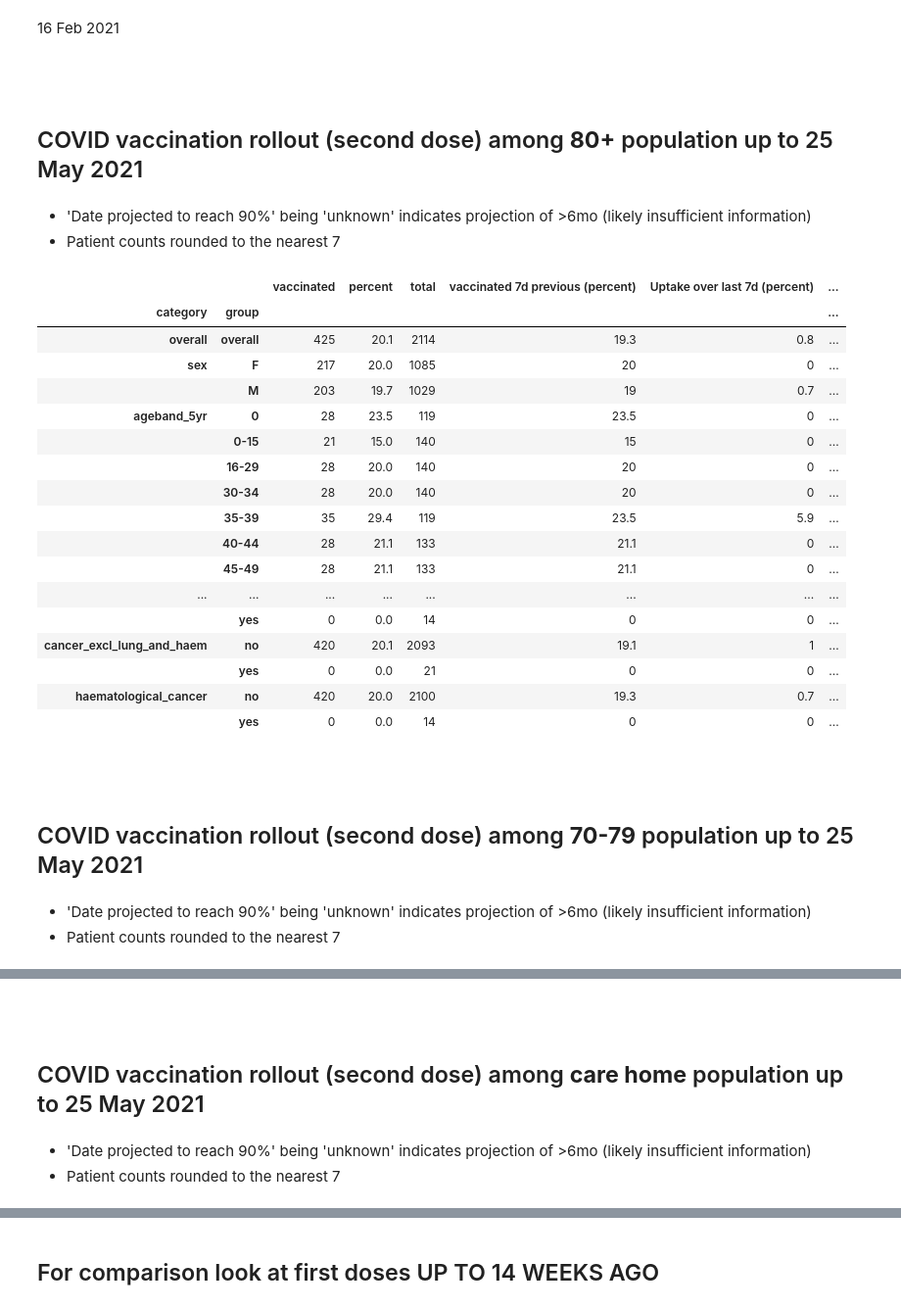
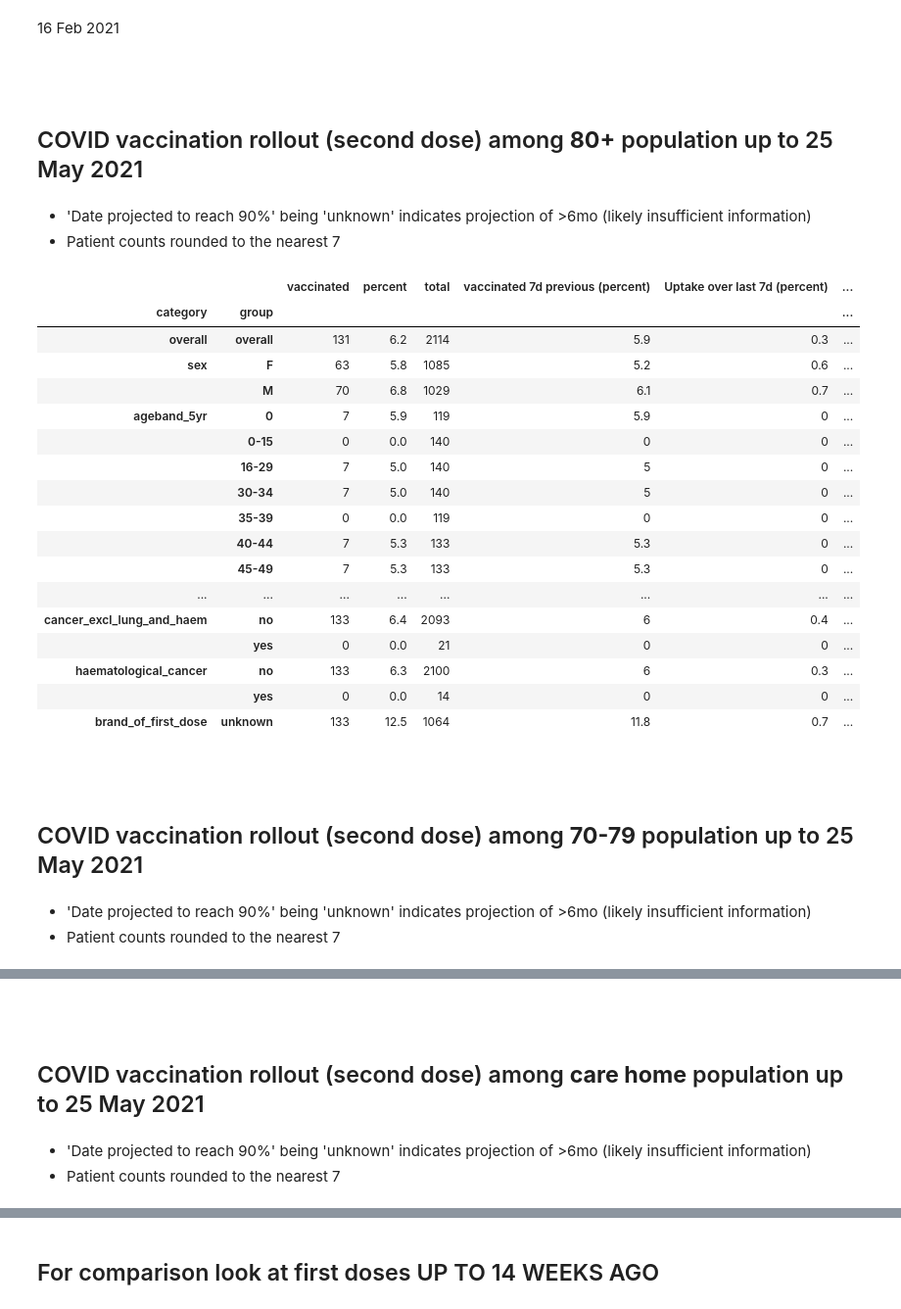
Before and after one commit to opensafely/nhs-covid-vaccination-coverage, a Jupyter notebook: notebooks/population_characteristics.ipynb, the cells around one changed output, grey strips where cells are left out. Shown at 98% size. Cells and saved outputs as stored; diff of their text form; code cells hidden in the pictures.

```diff
--- a/notebooks/population_characteristics.ipynb
+++ b/notebooks/population_characteristics.ipynb
@@ -291,7 +304,13 @@ date_14w = pd.to_datetime(df["covid_vacc_date"]).max() - timedelta(weeks=14)
 date_14w = str(date_14w)[:10]
 
 df_s = df.copy()
+# replace any second doses not yet "due" with "0"
 df_s.loc[(pd.to_datetime(df_s["covid_vacc_date"]) >= date_14w), "covid_vacc_second_dose_date"] = 0
+
+# also ensure that first dose was dated after the start of the campaign, otherwise date is likely incorrect
+# and due date for second dose cannot be calculated accurately
+# this also excludes any second doses where first dose date = 0 (this should affect dummy data only!)
+df_s.loc[(pd.to_datetime(df_s["covid_vacc_date"]) <= "2020-12-07"), "covid_vacc_second_dose_date"] = 0
 
 formatted_date_14w = datetime.strptime(date_14w, "%Y-%m-%d").strftime("%d %b %Y")
 with open(os.path.join(savepath["text"], f"latest_date_of_first_dose_for_due_second_doses.txt"), "w") as text_file:
@@ -318,32 +322,45 @@ df_dict_cum_second_dose = cumulative_sums(df_s, groups_of_interest=population_su
+# %%
+# add "brand of first dose" to list of features to break down by
+import copy
+features_dict_2 = copy.deepcopy(features_dict)
+
+for k in features_dict_2:
+    ls = list(features_dict_2[k])
+    ls.append("brand_of_first_dose")
+    features_dict_2[k] = ls
+# %%
+
+df_dict_cum_second_dose = cumulative_sums(df_s, groups_of_interest=population_subgroups, features_dict=features_dict_2,
+                                          latest_date=latest_date, reference_column_name="covid_vacc_second_dose_date")
 # %%
-second_dose_summarised_data_dict = summarise_data_by_group(df_dict_cum_second_dose, latest_date=latest_date, groups=groups2)
+second_dose_summarised_data_dict = summarise_data_by_group(df_dict_cum_second_dose, latest_date=latest_date, groups=groups)
 # %%
 create_detailed_summary_uptake(second_dose_summarised_data_dict, formatted_latest_date,
-                               groups=groups2,
+                               groups=groups,
                                savepath=savepath, vaccine_type="second_dose")
 # %% [output]
 ##
 ## COVID vaccination rollout (second dose) among **80+** population up to 25 May 2021
 - 'Date projected to reach 90%' being 'unknown' indicates projection of >6mo (likely insufficient information)
 - Patient counts rounded to the nearest 7
 |  |  | vaccinated | percent | total | vaccinated 7d previous (percent) | Uptake over last 7d (percent) | ... |
 | category | group |  |  |  |  |  | ... |
-| overall | overall | 425 | 20.1 | 2114 | 19.3 | 0.8 | ... |
-| sex | F | 217 | 20.0 | 1085 | 20 | 0 | ... |
-|  | M | 203 | 19.7 | 1029 | 19 | 0.7 | ... |
-| ageband_5yr | 0 | 28 | 23.5 | 119 | 23.5 | 0 | ... |
-|  | 0-15 | 21 | 15.0 | 140 | 15 | 0 | ... |
-|  | 16-29 | 28 | 20.0 | 140 | 20 | 0 | ... |
-|  | 30-34 | 28 | 20.0 | 140 | 20 | 0 | ... |
-|  | 35-39 | 35 | 29.4 | 119 | 23.5 | 5.9 | ... |
-|  | 40-44 | 28 | 21.1 | 133 | 21.1 | 0 | ... |
-|  | 45-49 | 28 | 21.1 | 133 | 21.1 | 0 | ... |
+| overall | overall | 131 | 6.2 | 2114 | 5.9 | 0.3 | ... |
+| sex | F | 63 | 5.8 | 1085 | 5.2 | 0.6 | ... |
+|  | M | 70 | 6.8 | 1029 | 6.1 | 0.7 | ... |
+| ageband_5yr | 0 | 7 | 5.9 | 119 | 5.9 | 0 | ... |
+|  | 0-15 | 0 | 0.0 | 140 | 0 | 0 | ... |
+|  | 16-29 | 7 | 5.0 | 140 | 5 | 0 | ... |
+|  | 30-34 | 7 | 5.0 | 140 | 5 | 0 | ... |
+|  | 35-39 | 0 | 0.0 | 119 | 0 | 0 | ... |
+|  | 40-44 | 7 | 5.3 | 133 | 5.3 | 0 | ... |
+|  | 45-49 | 7 | 5.3 | 133 | 5.3 | 0 | ... |
 | ... | ... | ... | ... | ... | ... | ... | ... |
+| cancer_excl_lung_and_haem | no | 133 | 6.4 | 2093 | 6 | 0.4 | ... |
+|  | yes | 0 | 0.0 | 21 | 0 | 0 | ... |
+| haematological_cancer | no | 133 | 6.3 | 2100 | 6 | 0.3 | ... |
 |  | yes | 0 | 0.0 | 14 | 0 | 0 | ... |
-| cancer_excl_lung_and_haem | no | 420 | 20.1 | 2093 | 19.1 | 1 | ... |
-|  | yes | 0 | 0.0 | 21 | 0 | 0 | ... |
-| haematological_cancer | no | 420 | 20.0 | 2100 | 19.3 | 0.7 | ... |
-|  | yes | 0 | 0.0 | 14 | 0 | 0 | ... |
+| brand_of_first_dose | unknown | 133 | 12.5 | 1064 | 11.8 | 0.7 | ... |
 ##
 ## COVID vaccination rollout (second dose) among **70-79** population up to 25 May 2021
 - 'Date projected to reach 90%' being 'unknown' indicates projection of >6mo (likely insufficient information)
```
Also changed, not shown: parts of 12 cells of this notebook, 2 other files.
